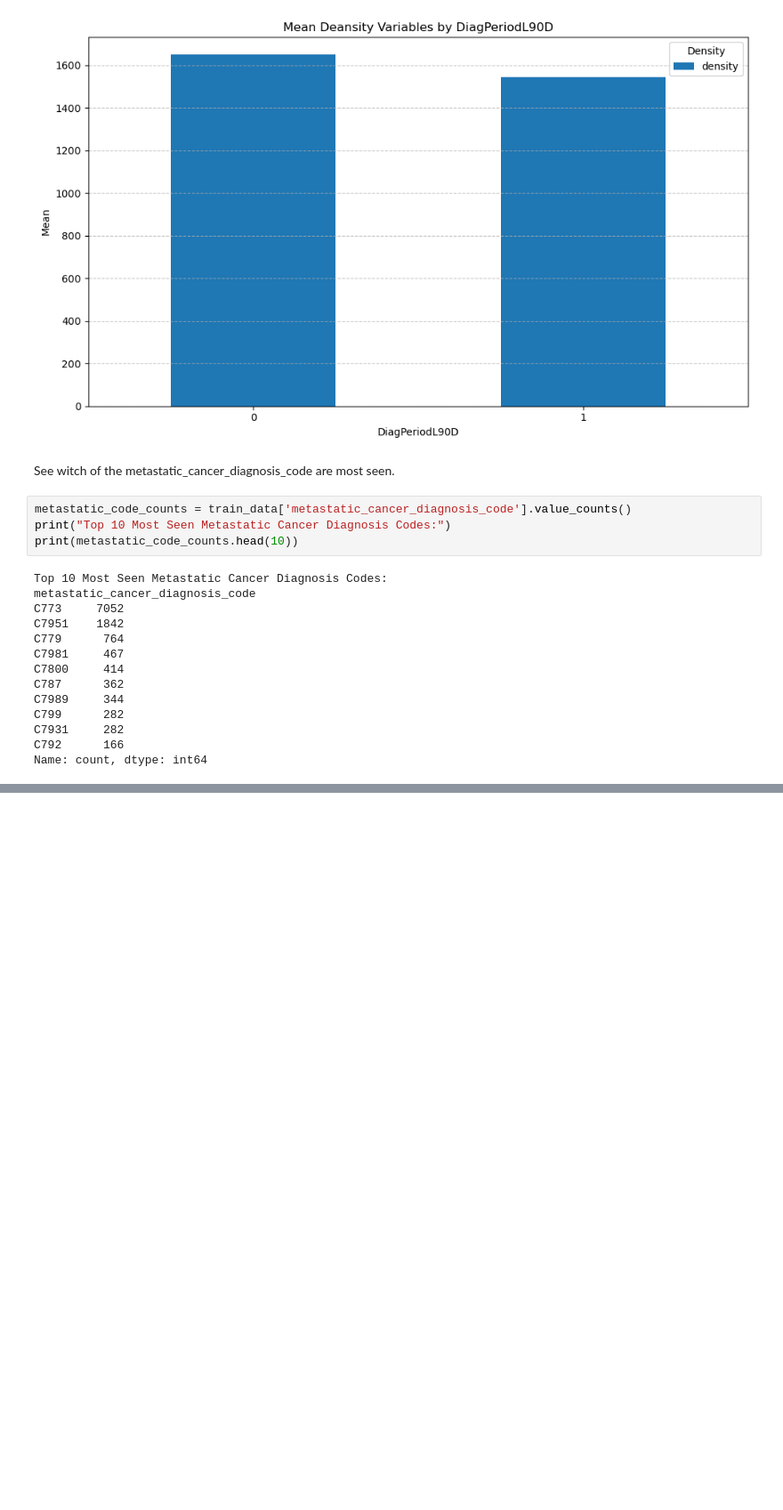
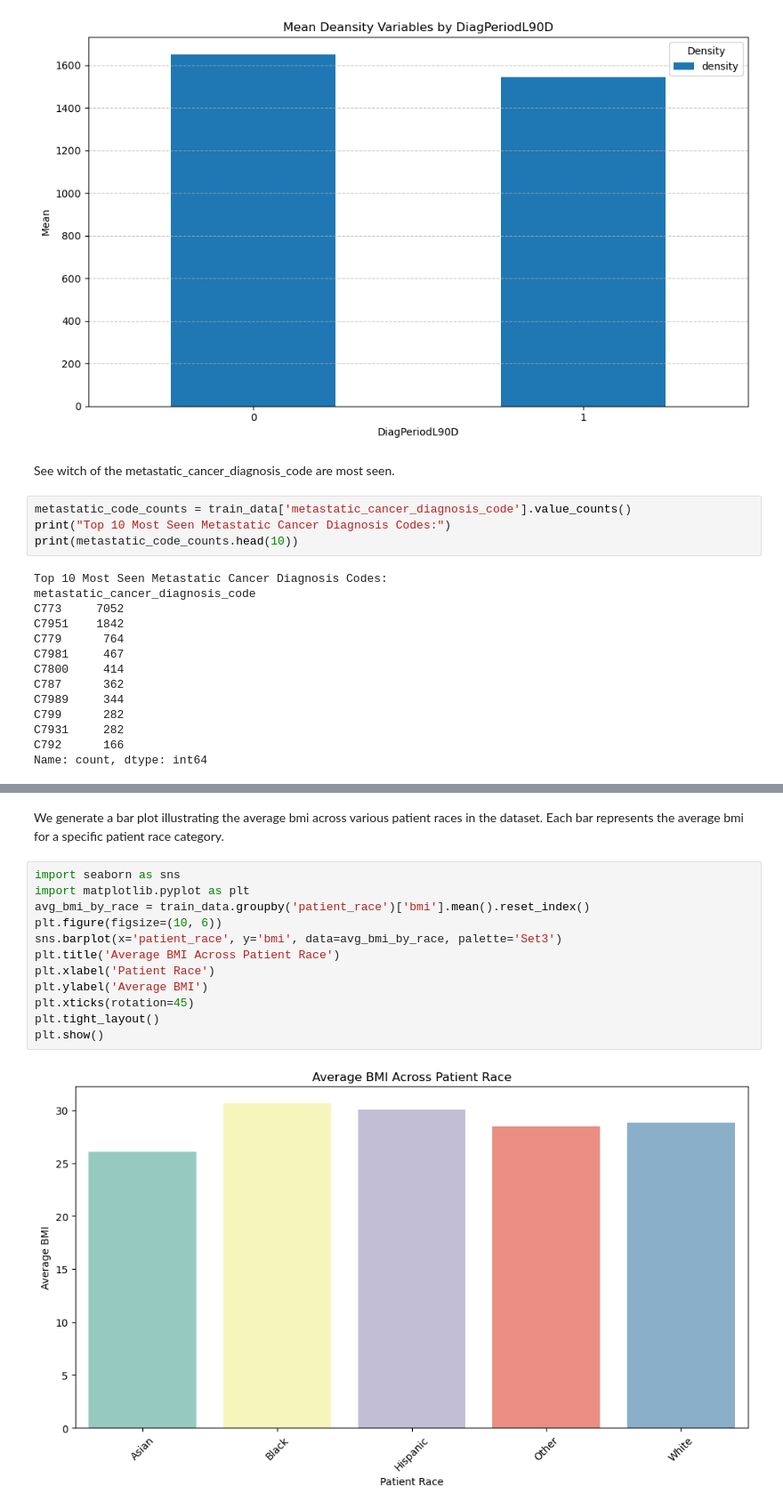
Before and after one commit to IonasAndreea/Data-Analysis_Python, a Jupyter notebook: Untitled.ipynb, the cells around one changed output, grey strips where cells are left out. Shown: that part at 89% size. Saved outputs shown, nothing was run; the diff lists cells and outputs as text; blank space fills up the shorter version.

```diff
--- a/Untitled.ipynb
+++ b/Untitled.ipynb
@@ -519,0 +511,16 @@ else:
+# %% [markdown]
+We generate a bar plot illustrating the average bmi across various patient races in the dataset. Each bar represents the average bmi for a specific patient race category.
+# %%
+import seaborn as sns
+import matplotlib.pyplot as plt
+avg_bmi_by_race = train_data.groupby('patient_race')['bmi'].mean().reset_index()
+plt.figure(figsize=(10, 6))
+sns.barplot(x='patient_race', y='bmi', data=avg_bmi_by_race, palette='Set3')
+plt.title('Average BMI Across Patient Race')
+plt.xlabel('Patient Race')
+plt.ylabel('Average BMI')
+plt.xticks(rotation=45)
+plt.tight_layout()
+plt.show()
+# %% [output]
+[figure, added]
```
Also changed, not shown: parts of 29 cells of this notebook.
